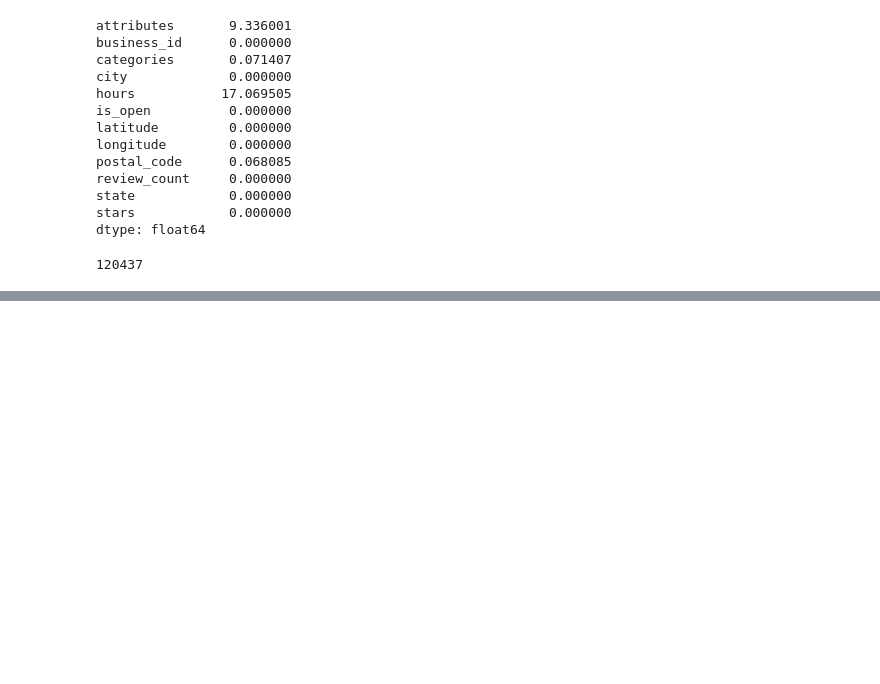
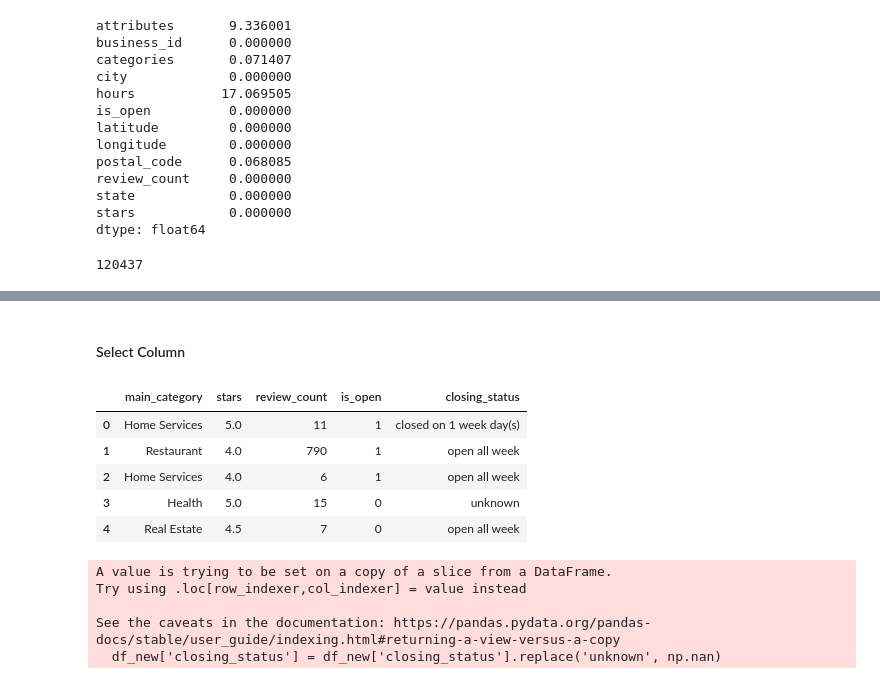
Before and after one commit to musasmike/msba_exit_yelp, a Jupyter notebook: mbsa_yelp.ipynb, the cells around one changed output, grey strips where cells are left out. Drawn from its saved outputs; the diff is of its cells as text; code cells hidden in the pictures; blank space fills up the shorter version.

```diff
--- a/mbsa_yelp.ipynb
+++ b/mbsa_yelp.ipynb
@@ -172,0 +204,27 @@ df_final[['BusinessAcceptsCreditCards']]
+# %%
+# Define a mapping of detailed categories to main categories
+category_mapping = {
+    'Restaurant': ['Restaurant', 'Food', 'Burgers', 'Pizza', 'Chinese', 'Mexican', 'Italian', 'Sushi', 'Cafe', 'Bakery'],
+    'Manufacturing': ['Manufacturing', 'Factory', 'Industrial'],
+    'Real Estate': ['Real Estate', 'Apartments', 'Property Management'],
+    'Health': ['Health', 'Medical', 'Dentists', 'Doctors', 'Chiropractors'],
+    'Beauty': ['Beauty', 'Salons', 'Spa', 'Nail Salons', 'Hair Salons'],
+    'Home Services': ['Home Services', 'Landscaping', 'Plumbing', 'Electricians'],
+    'Retail': ['Retail', 'Shopping', 'Clothing', 'Electronics', 'Books'],
+    'Entertainment': ['Entertainment', 'Cinema', 'Theater', 'Concerts'],
+    'Fitness': ['Fitness', 'Gym', 'Yoga', 'Personal Training'],
+    'Education': ['Education', 'School', 'College', 'University', 'Tutoring'],
+    # Add more main categories and detailed categories as needed
+}
+
+# Function to map detailed categories to main categories
+def get_main_category(categories):
+    if pd.isnull(categories):
+        return 'Other'
+    for main_category, detailed_categories in category_mapping.items():
+        if any(cat in categories for cat in detailed_categories):
+            return main_category
+    return 'Other'
+
+# Apply the function to create a new column for the main category
+df['main_category'] = df['categories'].apply(get_main_category)
@@ -211,0 +289,21 @@ df.shape[0]
+# %% [markdown]
+#### Select Column
+# %%
+df_new = df[["main_category", "stars", "review_count", "is_open", "closing_status"]]
+# %%
+df_new.head()
+# %% [output]
+|  | main_category | stars | review_count | is_open | closing_status |
+| 0 | Home Services | 5.0 | 11 | 1 | closed on 1 week day(s) |
+| 1 | Restaurant | 4.0 | 790 | 1 | open all week |
+| 2 | Home Services | 4.0 | 6 | 1 | open all week |
+| 3 | Health | 5.0 | 15 | 0 | unknown |
+| 4 | Real Estate | 4.5 | 7 | 0 | open all week |
+# %%
+df_new['closing_status'] = df_new['closing_status'].replace('unknown', np.nan)
+# %% [output]
+A value is trying to be set on a copy of a slice from a DataFrame.
+Try using .loc[row_indexer,col_indexer] = value instead
+
+See the caveats in the documentation: https://pandas.pydata.org/pandas-docs/stable/user_guide/indexing.html#returning-a-view-versus-a-copy
+  df_new['closing_status'] = df_new['closing_status'].replace('unknown', np.nan)
```
Also changed, not shown: parts of 21 cells of this notebook, 1 other file.
